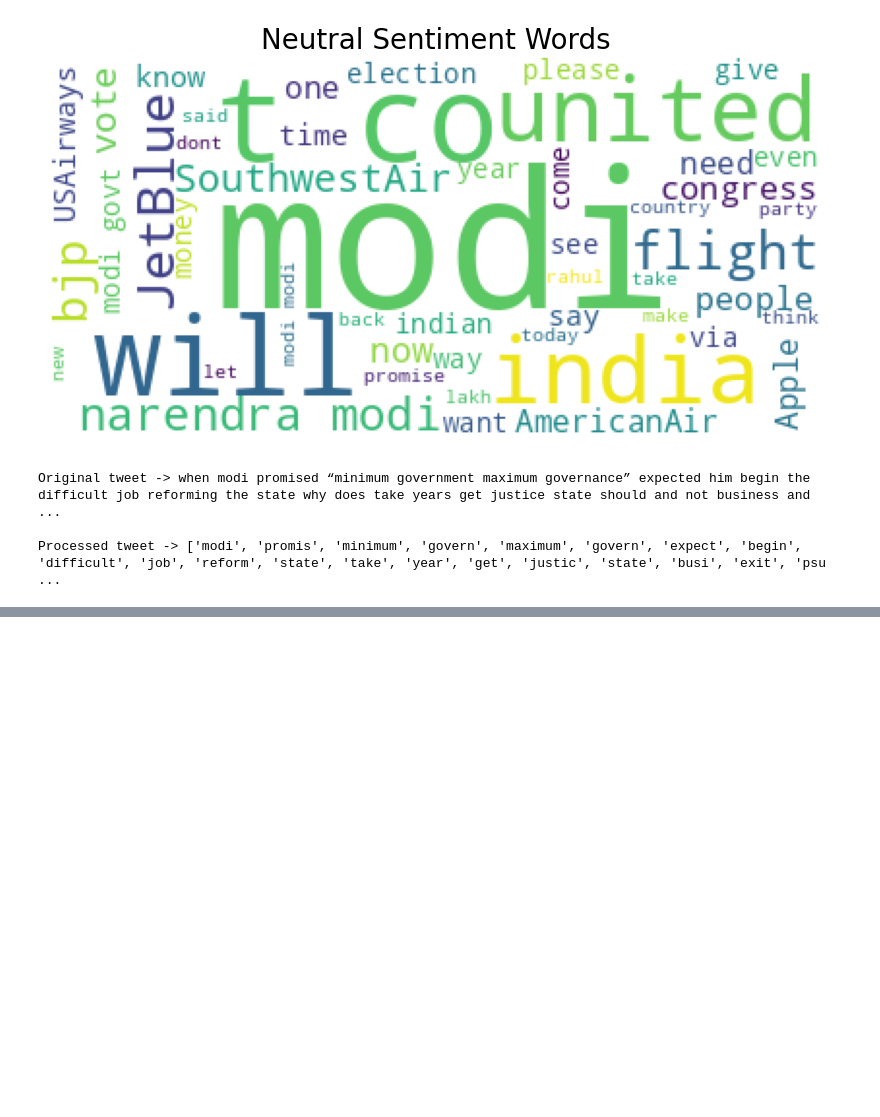
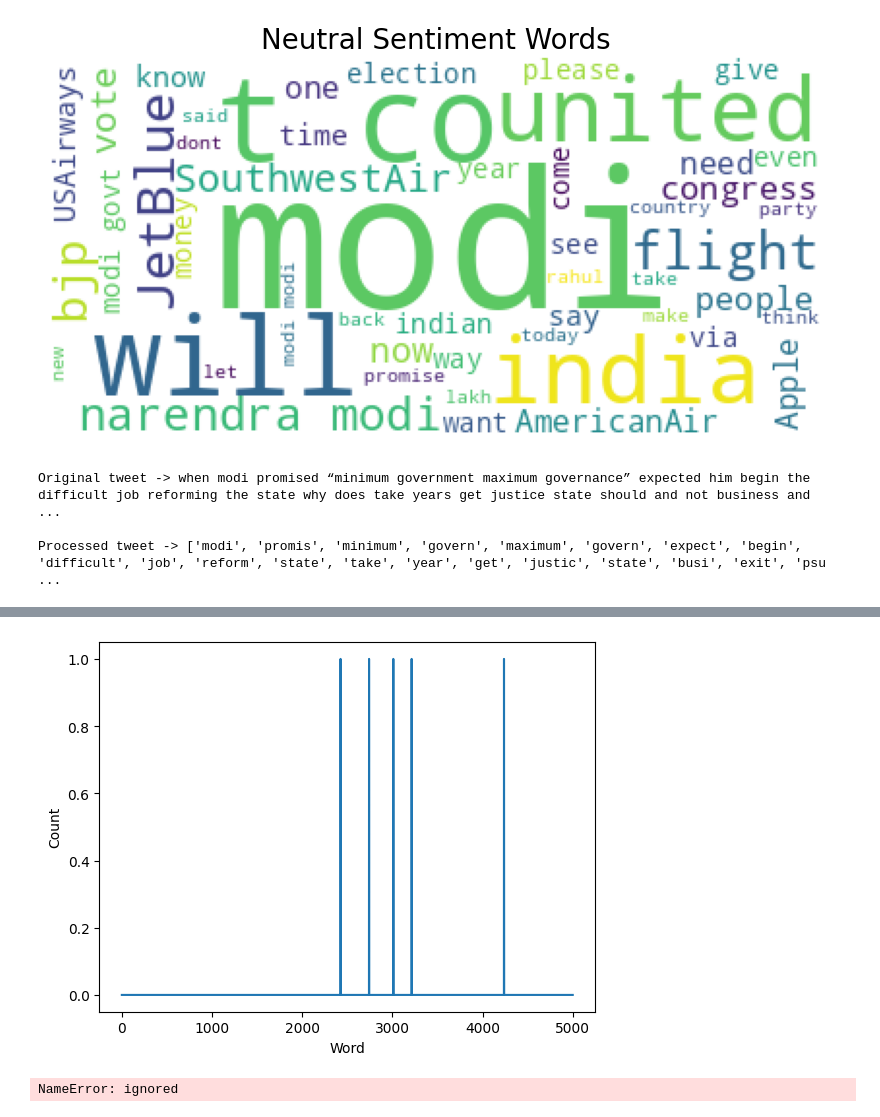
Before and after one commit to AmanMalviya22/AmanMalviya22, a Jupyter notebook: TWEETER_SENTIMENT_ANALYSIS.ipynb, the cells around one changed output, grey strips where cells are left out. Saved outputs shown, nothing was run; the diff lists cells and outputs as text; code cells hidden in the pictures; blank space fills up the shorter version.

```diff
--- a/TWEETER_SENTIMENT_ANALYSIS.ipynb
+++ b/TWEETER_SENTIMENT_ANALYSIS.ipynb
@@ -299,3 +300,24 @@ X_test = count_vector.transform(X_test).toarray()
 # %%
 # print first 200 words/tokens
 print(count_vector.get_feature_names()[0:200])
+# %%
+# Plot the BoW feature vector
+plt.plot(X_train[2,:])
+plt.xlabel('Word')
+plt.ylabel('Count')
+plt.show()
+# %% [output]
+[figure, added]
+# %%
+# Saving tokenized data
+import pickle
+
+# saving
+with open('tokenizer.pickle', 'wb') as handle:
+    pickle.dump(tokenizer, handle, protocol=pickle.HIGHEST_PROTOCOL)
+
+# loading
+with open('tokenizer.pickle', 'rb') as handle:
+    tokenizer = pickle.load(handle)
+# %% [output]
+NameError: ignored
```
Also changed, not shown: parts of 14 cells of this notebook.
